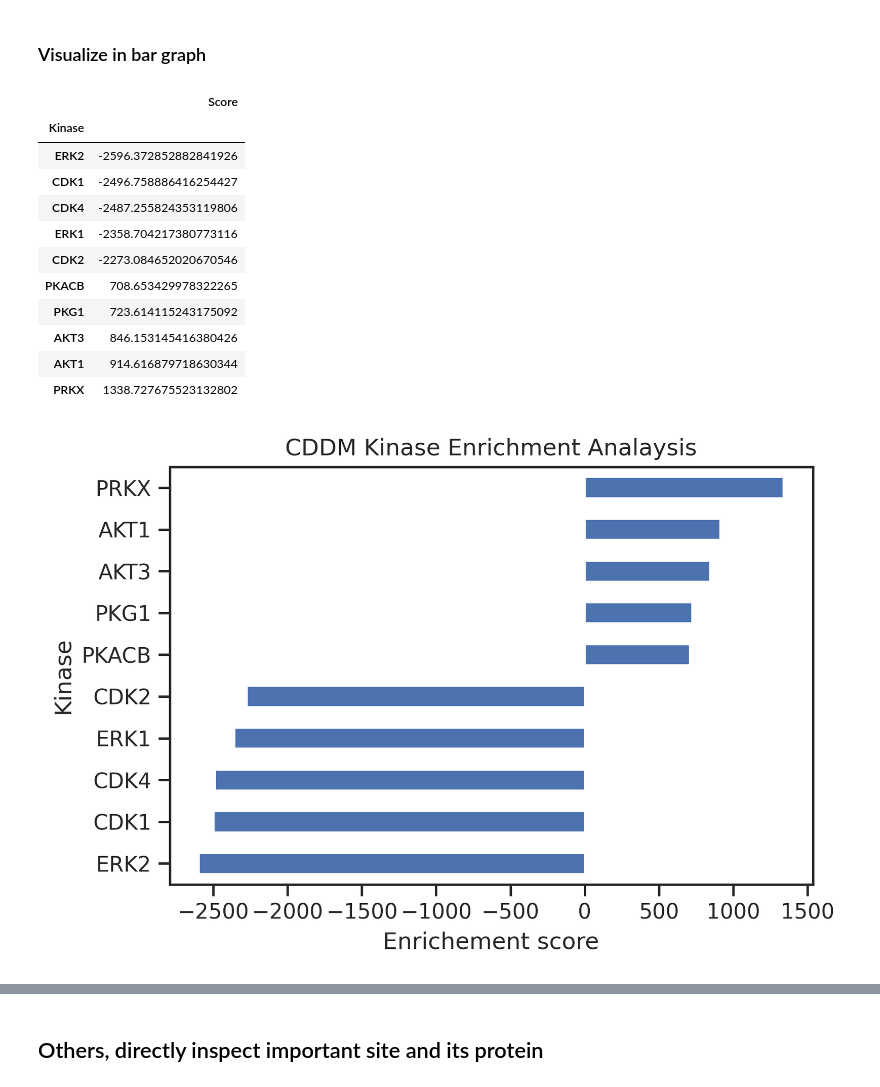
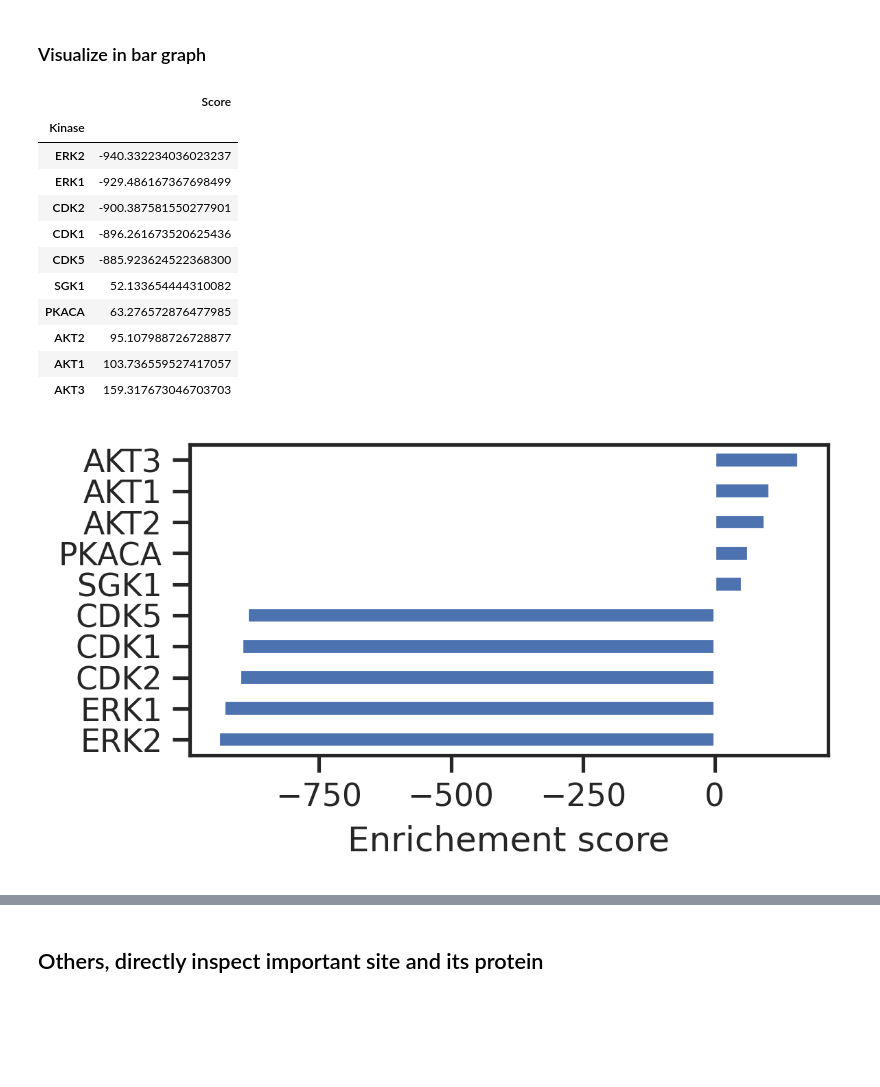
Before and after one commit to sky1ove/katlas, a Jupyter notebook: nbs/tutorial_04b_enrichment_EGFRi.ipynb, the cells around one changed output, grey strips where cells are left out. Saved outputs shown, nothing was run; the diff lists cells and outputs as text; code cells hidden in the pictures; blank space fills up the shorter version.

```diff
--- a/nbs/tutorial_04b_enrichment_EGFRi.ipynb
+++ b/nbs/tutorial_04b_enrichment_EGFRi.ipynb
@@ -53,7 +44,7 @@ The phosphoproteomics dataset of EGFR inhibitor is from paper [Phosphoproteome P
 # %% [markdown]
 <img src="https://github.com/sky1ove/katlas/raw/main/dataset/images/EGFRi.png"/>
 # %%
-df = pd.read_csv('raw/EGFRi.csv')
+df = pd.read_csv('https://github.com/sky1ove/katlas/raw/main/nbs/raw/EGFRi.csv')
 # %%
 df = df.dropna(subset='sequence').reset_index(drop=True)
 # %%
@@ -262,30 +255,31 @@ def get_bar_data(df, score_col, top_n = 5):
 
     return data
 # %%
-bar_cddm_st = get_bar_data(st_cddm,'enrich')
-bar_cddm_y = get_bar_data(y_cddm,'enrich')
+bar_cddm_st = get_bar_data(st_cddm,'delta')
+bar_cddm_y = get_bar_data(y_cddm,'delta')
 
-bar_pspa_st = get_bar_data(st_pspa,'enrich')
-bar_pspa_y = get_bar_data(y_pspa,'enrich')
+bar_pspa_st = get_bar_data(st_pspa,'delta')
+bar_pspa_y = get_bar_data(y_pspa,'delta')
 # %%
 bar_cddm_st
 # %% [output]
 |  | Score |
 | Kinase |  |
-| ERK2 | -2596.372852882841926 |
-| CDK1 | -2496.758886416254427 |
-| CDK4 | -2487.255824353119806 |
-| ERK1 | -2358.704217380773116 |
-| CDK2 | -2273.084652020670546 |
-| PKACB | 708.653429978322265 |
-| PKG1 | 723.614115243175092 |
-| AKT3 | 846.153145416380426 |
-| AKT1 | 914.616879718630344 |
-| PRKX | 1338.727675523132802 |
+| ERK2 | -940.332234036023237 |
+| ERK1 | -929.486167367698499 |
+| CDK2 | -900.387581550277901 |
+| CDK1 | -896.261673520625436 |
+| CDK5 | -885.923624522368300 |
+| SGK1 | 52.133654444310082 |
+| PKACA | 63.276572876477985 |
+| AKT2 | 95.107988726728877 |
+| AKT1 | 103.736559527417057 |
+| AKT3 | 159.317673046703703 |
 # %%
-bar_cddm_st.plot.barh(legend=False)
+# CDDM ST site
+bar_cddm_st.plot.barh(legend=False,figsize=(4,2))
 plt.xlabel('Enrichement score')
-plt.title('CDDM Kinase Enrichment Analaysis');
+plt.ylabel('');
 # %% [output]
-[figure, old version]
+[figure, new version]
 # %%
```
Also changed, not shown: parts of 8 cells of this notebook, 4 other files.
